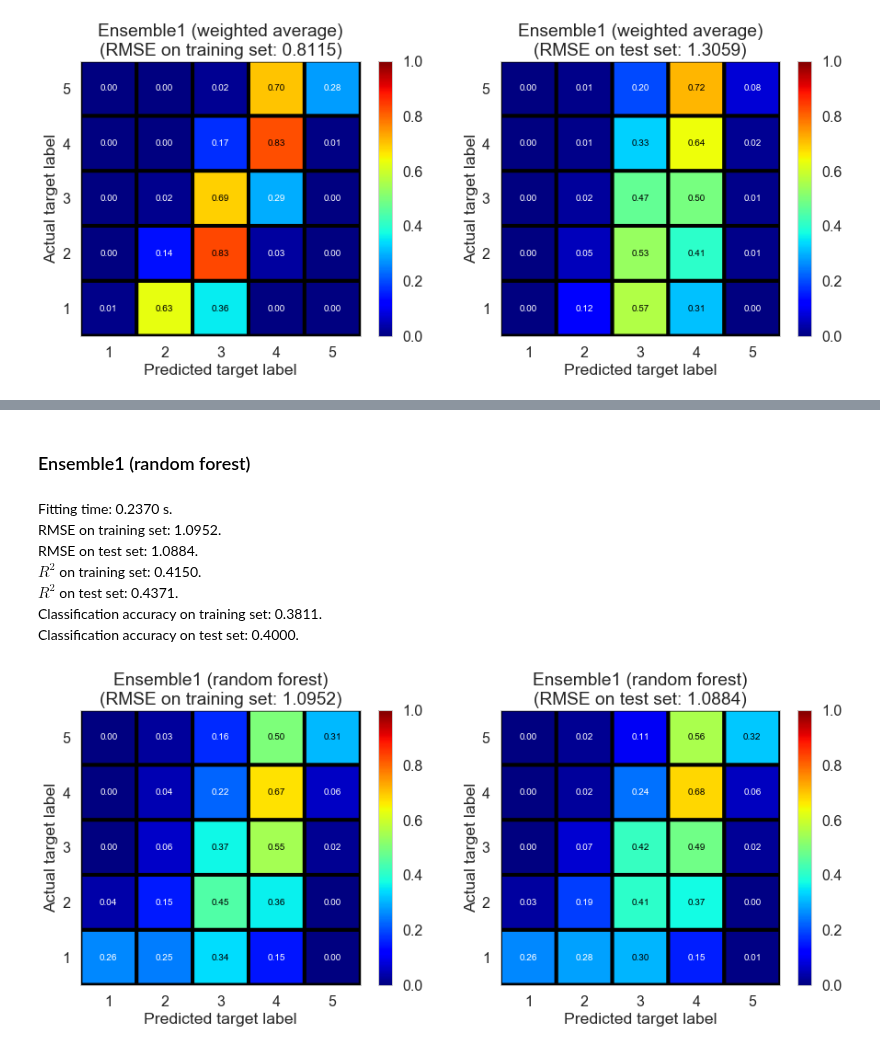
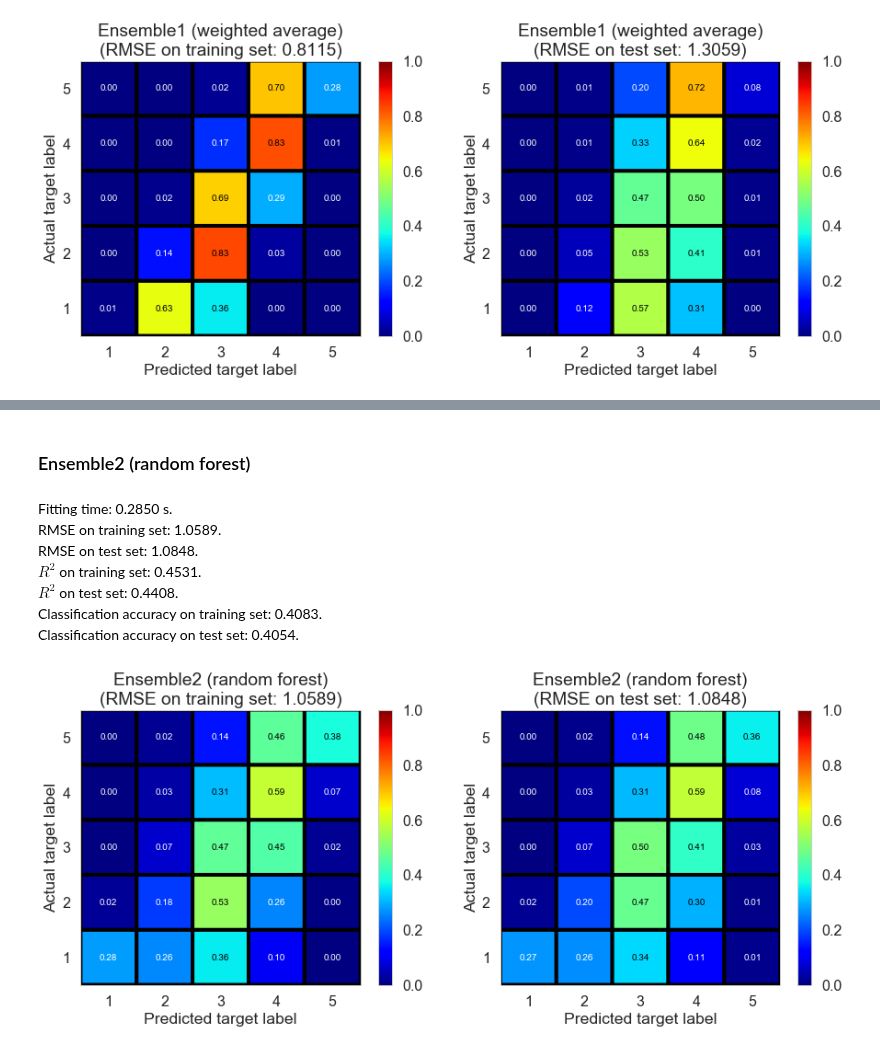
Before and after one commit to xuwd11/Recommender_Systems, a Jupyter notebook: 06_ensemble.ipynb, the cells around one changed output, grey strips where cells are left out. Drawn from its saved outputs; the diff is of its cells as text; code cells hidden in the pictures.

```diff
--- a/06_ensemble.ipynb
+++ b/06_ensemble.ipynb
@@ -149,15 +153,15 @@ Fitting time: 0.0040 s.
 # %%
 ens = RS_ensemble(estimator=RandomForestRegressor(n_estimators=50, max_depth=3))\
 .fit(ys_base=ys_base_cv, y=y_cv, weights=weights)
-show_results(ens, 'Ensemble1 (random forest)', X_train=ys_base_train, y_train=y_train, \
+show_results(ens, 'Ensemble2 (random forest)', X_train=ys_base_train, y_train=y_train, \
              X_test=ys_base_test, y_test=y_test, show_cv=False)
 # %% [output]
-### Ensemble1 (random forest)
+### Ensemble2 (random forest)
-Fitting time: 0.2370 s.
-            RMSE on training set: 1.0952.
-            RMSE on test set: 1.0884.
-            $R^2$ on training set: 0.4150.
-            $R^2$ on test set: 0.4371.
-            Classification accuracy on training set: 0.3811.
-            Classification accuracy on test set: 0.4000.
+Fitting time: 0.2850 s.
+            RMSE on training set: 1.0589.
+            RMSE on test set: 1.0848.
+            $R^2$ on training set: 0.4531.
+            $R^2$ on test set: 0.4408.
+            Classification accuracy on training set: 0.4083.
+            Classification accuracy on test set: 0.4054.
-[figure, old version]
+[figure, new version]
```
Also changed, not shown: parts of 7 cells of this notebook, 10 other files.
